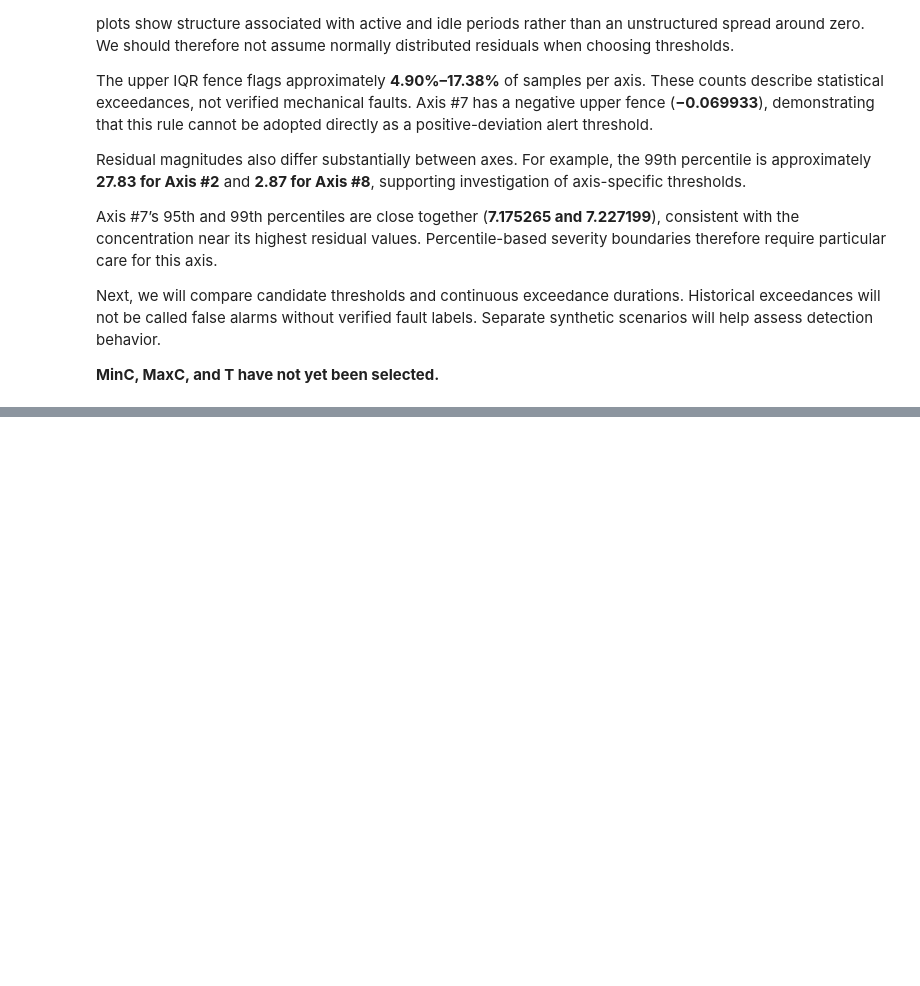
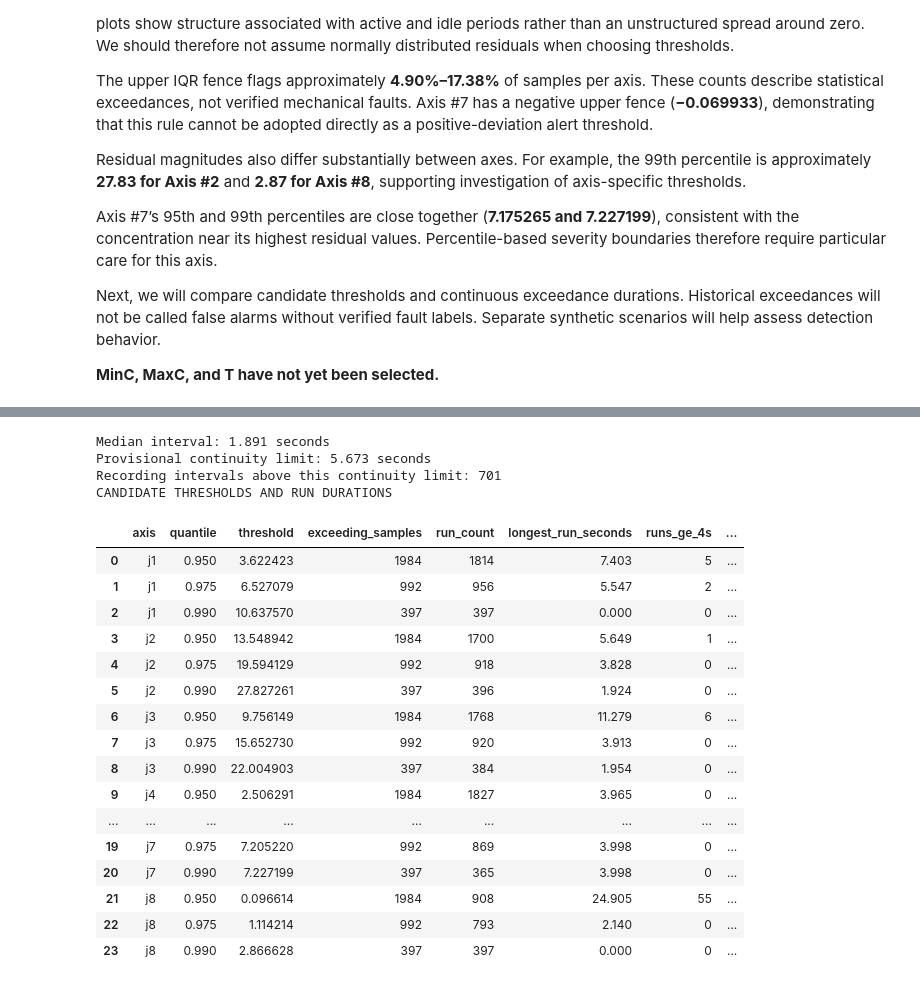
Before and after one commit to UbaidUllah777/DataStreamVisualization-regression-based-anomaly-detection, a Jupyter notebook: Regression_Anomaly_Detection.ipynb, the cells around one changed output, grey strips where cells are left out. Drawn from its saved outputs; the diff is of its cells as text; code cells hidden in the pictures; blank space fills up the shorter version.

Commit message:
Compare residual thresholds and continuous exceedance durations

```diff
--- a/Regression_Anomaly_Detection.ipynb
+++ b/Regression_Anomaly_Detection.ipynb
@@ -518,0 +531,67 @@ Next, we will compare candidate thresholds and continuous exceedance durations.
+# %%
+from analysis.threshold_explorer import ThresholdExplorer
+
+median_interval_seconds = (
+    prepared_training_df["sampled_at"]
+    .diff()
+    .dt.total_seconds()
+    .median()
+)
+
+candidate_max_gap_seconds = 3 * median_interval_seconds
+
+threshold_explorer = ThresholdExplorer(
+    observations=prepared_training_df,
+    residuals=training_residuals,
+    axes=JOINTS,
+    max_gap_seconds=candidate_max_gap_seconds,
+)
+
+threshold_comparison = threshold_explorer.compare()
+
+print(f"Median interval: {median_interval_seconds:.3f} seconds")
+print(
+    "Provisional continuity limit:",
+    f"{candidate_max_gap_seconds:.3f} seconds",
+)
+
+actual_gaps = (
+    prepared_training_df["sampled_at"]
+    .diff()
+    .dt.total_seconds()
+)
+
+print(
+    "Recording intervals above this continuity limit:",
+    int(actual_gaps.gt(candidate_max_gap_seconds).sum()),
+)
+
+print("CANDIDATE THRESHOLDS AND RUN DURATIONS")
+
+with pd.option_context(
+    "display.max_rows", 30,
+    "display.max_columns", None,
+):
+    display(threshold_comparison.round(6))
+# %% [output]
+Median interval: 1.891 seconds
+Provisional continuity limit: 5.673 seconds
+Recording intervals above this continuity limit: 701
+CANDIDATE THRESHOLDS AND RUN DURATIONS
+|  | axis | quantile | threshold | exceeding_samples | run_count | longest_run_seconds | runs_ge_4s | ... |
+| 0 | j1 | 0.950 | 3.622423 | 1984 | 1814 | 7.403 | 5 | ... |
+| 1 | j1 | 0.975 | 6.527079 | 992 | 956 | 5.547 | 2 | ... |
+| 2 | j1 | 0.990 | 10.637570 | 397 | 397 | 0.000 | 0 | ... |
+| 3 | j2 | 0.950 | 13.548942 | 1984 | 1700 | 5.649 | 1 | ... |
+| 4 | j2 | 0.975 | 19.594129 | 992 | 918 | 3.828 | 0 | ... |
+| 5 | j2 | 0.990 | 27.827261 | 397 | 396 | 1.924 | 0 | ... |
+| 6 | j3 | 0.950 | 9.756149 | 1984 | 1768 | 11.279 | 6 | ... |
+| 7 | j3 | 0.975 | 15.652730 | 992 | 920 | 3.913 | 0 | ... |
+| 8 | j3 | 0.990 | 22.004903 | 397 | 384 | 1.954 | 0 | ... |
+| 9 | j4 | 0.950 | 2.506291 | 1984 | 1827 | 3.965 | 0 | ... |
+| ... | ... | ... | ... | ... | ... | ... | ... | ... |
+| 19 | j7 | 0.975 | 7.205220 | 992 | 869 | 3.998 | 0 | ... |
+| 20 | j7 | 0.990 | 7.227199 | 397 | 365 | 3.998 | 0 | ... |
+| 21 | j8 | 0.950 | 0.096614 | 1984 | 908 | 24.905 | 55 | ... |
+| 22 | j8 | 0.975 | 1.114214 | 992 | 793 | 2.140 | 0 | ... |
+| 23 | j8 | 0.990 | 2.866628 | 397 | 397 | 0.000 | 0 | ... |
```
Also changed, not shown: parts of 2 cells of this notebook, 1 other file.
